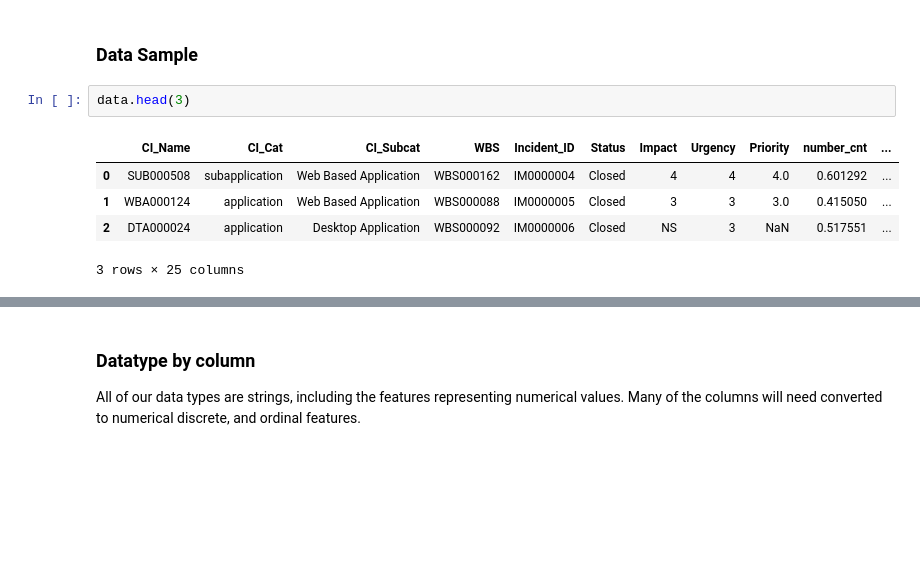
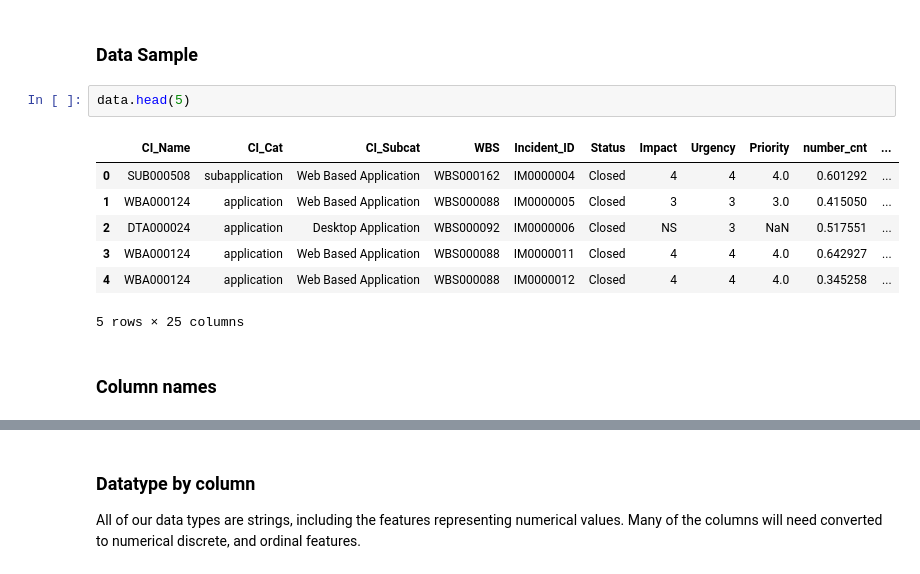
Before and after one commit to thomasj-s/Incidents-model, a Jupyter notebook: notebooks/EDA.ipynb, the cells around one changed output, grey strips where cells are left out. Saved outputs shown, nothing was run; the diff lists cells and outputs as text; blank space fills up the shorter version.

Commit message:
Begin Data Cleaning

```diff
--- a/notebooks/EDA.ipynb
+++ b/notebooks/EDA.ipynb
@@ -18,11 +20,15 @@ data = pd.read_csv("../data/raw/ITSM_data-Copy1.csv")
 <h1>--Inspect data composition--</h1>
 # %% [markdown]
 <h3>Data Sample</h3>
-# %%
-data.head(3)
-# %% [output]
-|  | CI_Name | CI_Cat | CI_Subcat | WBS | Incident_ID | Status | Impact | Urgency | Priority | number_cnt | ... |
-| 0 | SUB000508 | subapplication | Web Based Application | WBS000162 | IM0000004 | Closed | 4 | 4 | 4.0 | 0.601292 | ... |
-| 1 | WBA000124 | application | Web Based Application | WBS000088 | IM0000005 | Closed | 3 | 3 | 3.0 | 0.415050 | ... |
-| 2 | DTA000024 | application | Desktop Application | WBS000092 | IM0000006 | Closed | NS | 3 | NaN | 0.517551 | ... |
-3 rows × 25 columns
+# %%
+data.head(5)
+# %% [output]
+|  | CI_Name | CI_Cat | CI_Subcat | WBS | Incident_ID | Status | Impact | Urgency | Priority | number_cnt | ... |
+| 0 | SUB000508 | subapplication | Web Based Application | WBS000162 | IM0000004 | Closed | 4 | 4 | 4.0 | 0.601292 | ... |
+| 1 | WBA000124 | application | Web Based Application | WBS000088 | IM0000005 | Closed | 3 | 3 | 3.0 | 0.415050 | ... |
+| 2 | DTA000024 | application | Desktop Application | WBS000092 | IM0000006 | Closed | NS | 3 | NaN | 0.517551 | ... |
+| 3 | WBA000124 | application | Web Based Application | WBS000088 | IM0000011 | Closed | 4 | 4 | 4.0 | 0.642927 | ... |
+| 4 | WBA000124 | application | Web Based Application | WBS000088 | IM0000012 | Closed | 4 | 4 | 4.0 | 0.345258 | ... |
+5 rows × 25 columns
+# %% [markdown]
+<h3>Column names</h3>
```
Also changed, not shown: parts of 13 cells of this notebook, 1 other file.
